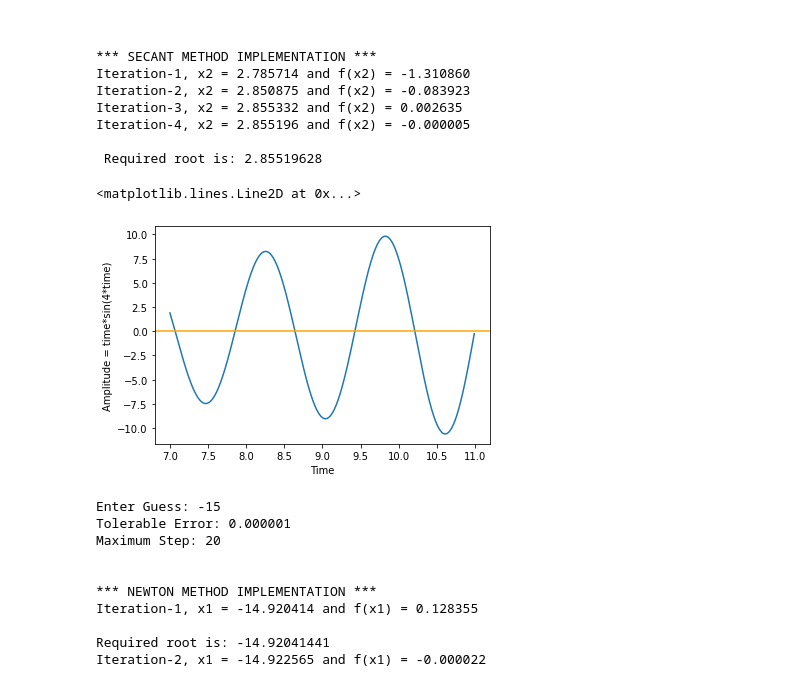
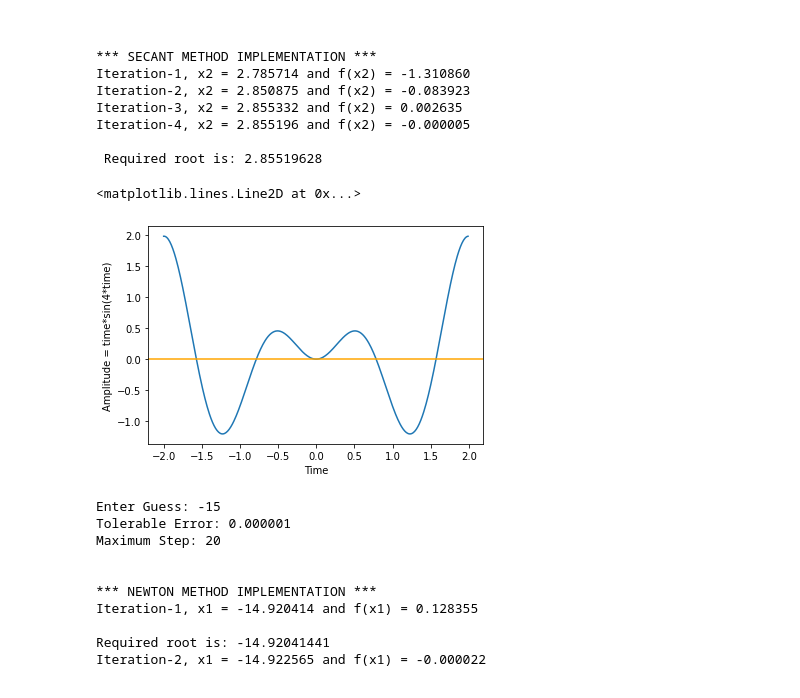
Before and after one commit to oburckard/PFE, a Jupyter notebook: Lab4.ipynb, the cells around one changed output. Drawn from its saved outputs; the diff is of its cells as text; code cells hidden in the pictures.

```diff
--- a/Lab4.ipynb
+++ b/Lab4.ipynb
@@ -306,15 +306,15 @@ Iteration-4, x2 = 2.855196 and f(x2) = -0.000005
 # %%
 import numpy as np
 import matplotlib.pyplot as plot
-time = np.arange(7,11,0.01)
+time = np.arange(-2,2,0.01)
 amplitude_sin = time*np.sin(4*time)
 plot.plot(time, amplitude_sin)
 plot.xlabel('Time')
 plot.ylabel('Amplitude = time*sin(4*time)')
 plot.axhline(y=0, color='orange')
 # %% [output]
 <matplotlib.lines.Line2D at 0x...>
-[figure, old version]
+[figure, new version]
 # %%
 # Import pyplot as plt
 import matplotlib.pyplot as plt
```
